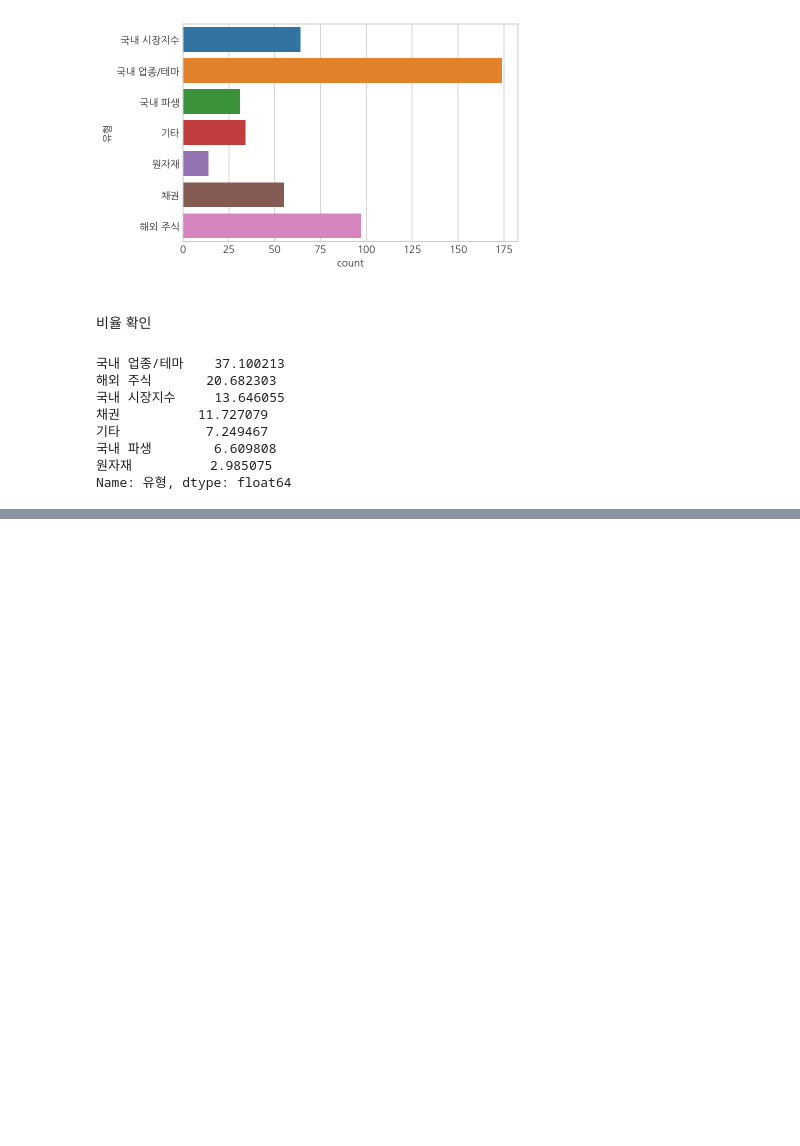
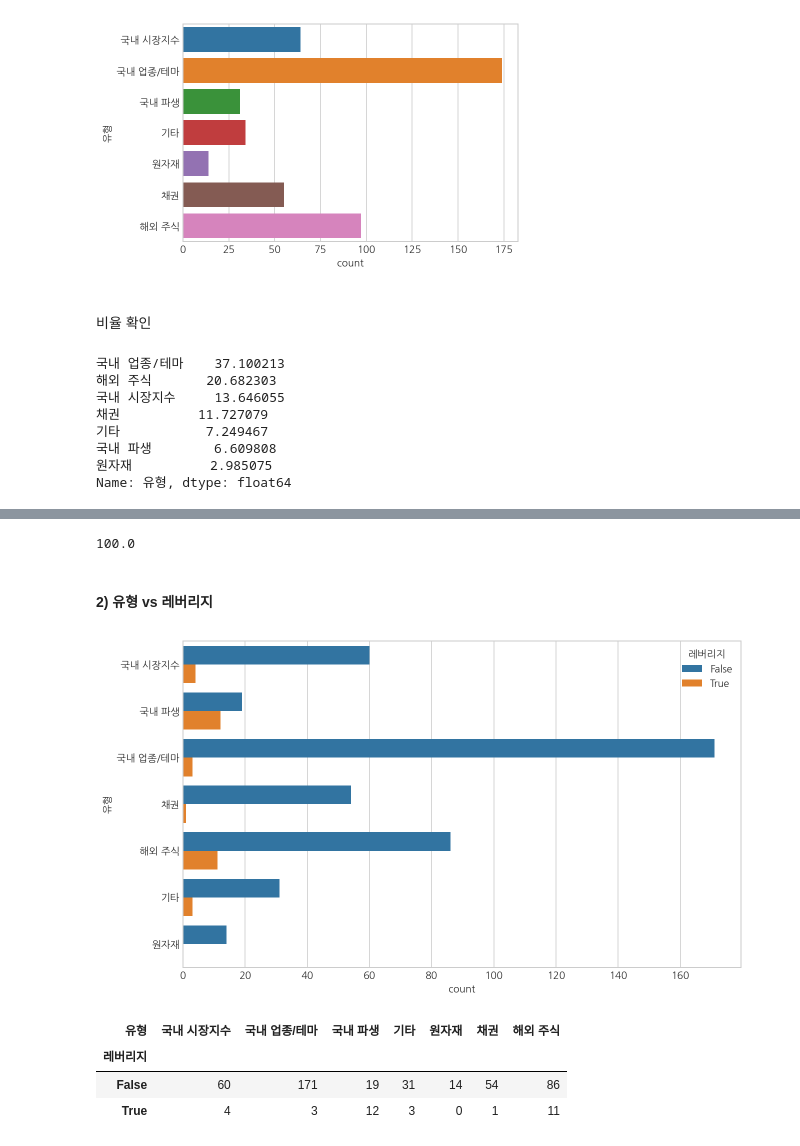
Before and after one commit to zgotter/financial-data-analysis-with-python, a Jupyter notebook: 09_ETF-data-analysis-and-visualization.ipynb, the cells around one changed output, grey strips where cells are left out. Cells and saved outputs as stored; diff of their text form; code cells hidden in the pictures; blank space fills up the shorter version.

```diff
--- a/09_ETF-data-analysis-and-visualization.ipynb
+++ b/09_ETF-data-analysis-and-visualization.ipynb
@@ -382,0 +442,22 @@ Name: 유형, dtype: float64
+# %%
+n.sum().sum()
+# %% [output]
+100.0
+# %% [markdown]
+<br>
+
+**2) 유형 vs 레버리지**
+# %%
+plt.figure(figsize=(10,6))
+sns.countplot(data=df, y='유형', hue='레버리지')
+plt.show()
+# %% [output]
+[figure, added]
+# %%
+# 레버리지, 유형에 대한 빈도수 확인
+pd.crosstab(df['레버리지'], df['유형'])
+# %% [output]
+| 유형 | 국내 시장지수 | 국내 업종/테마 | 국내 파생 | 기타 | 원자재 | 채권 | 해외 주식 |
+| 레버리지 |  |  |  |  |  |  |  |
+| False | 60 | 171 | 19 | 31 | 14 | 54 | 86 |
+| True | 4 | 3 | 12 | 3 | 0 | 1 | 11 |
```
Also changed, not shown: parts of 11 cells of this notebook.
